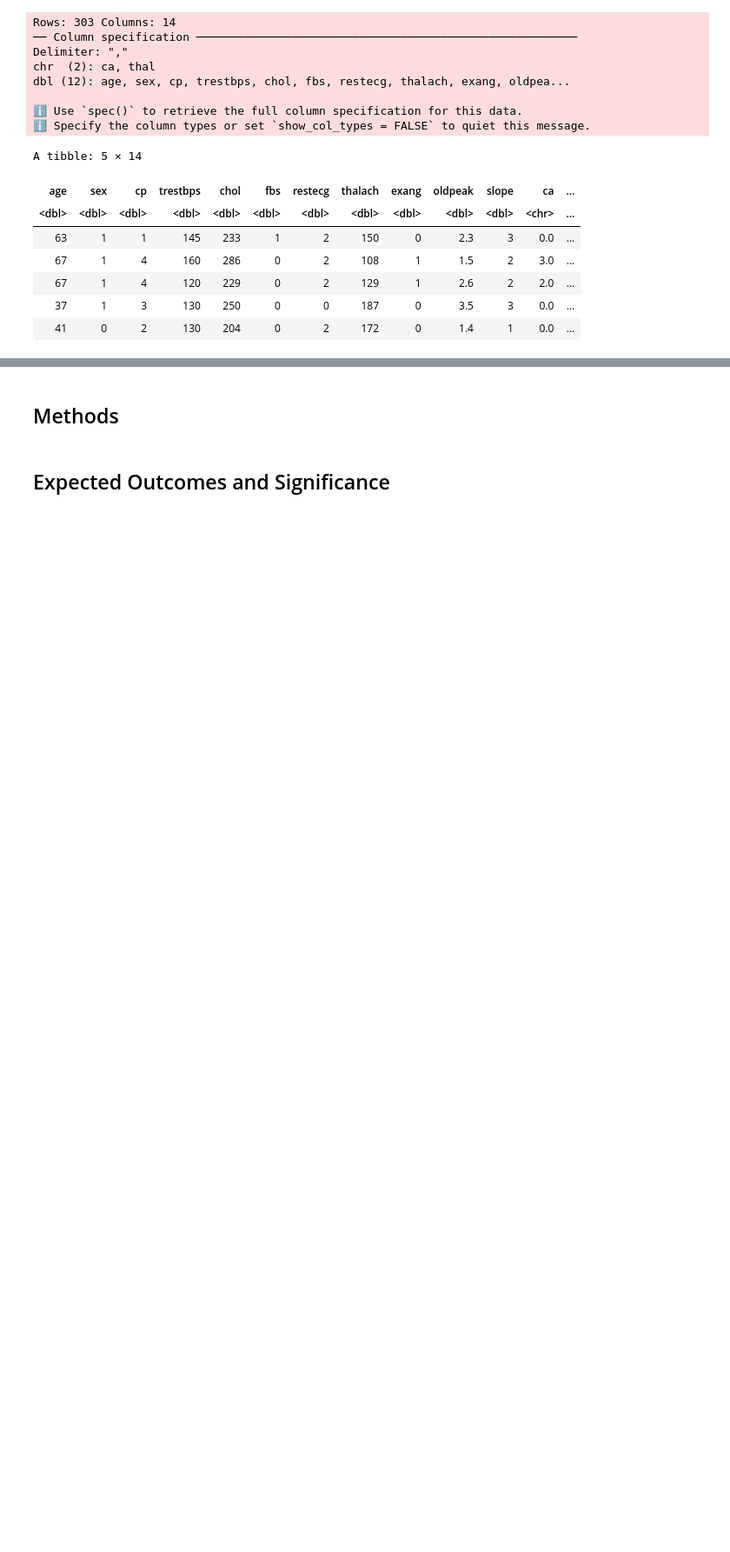
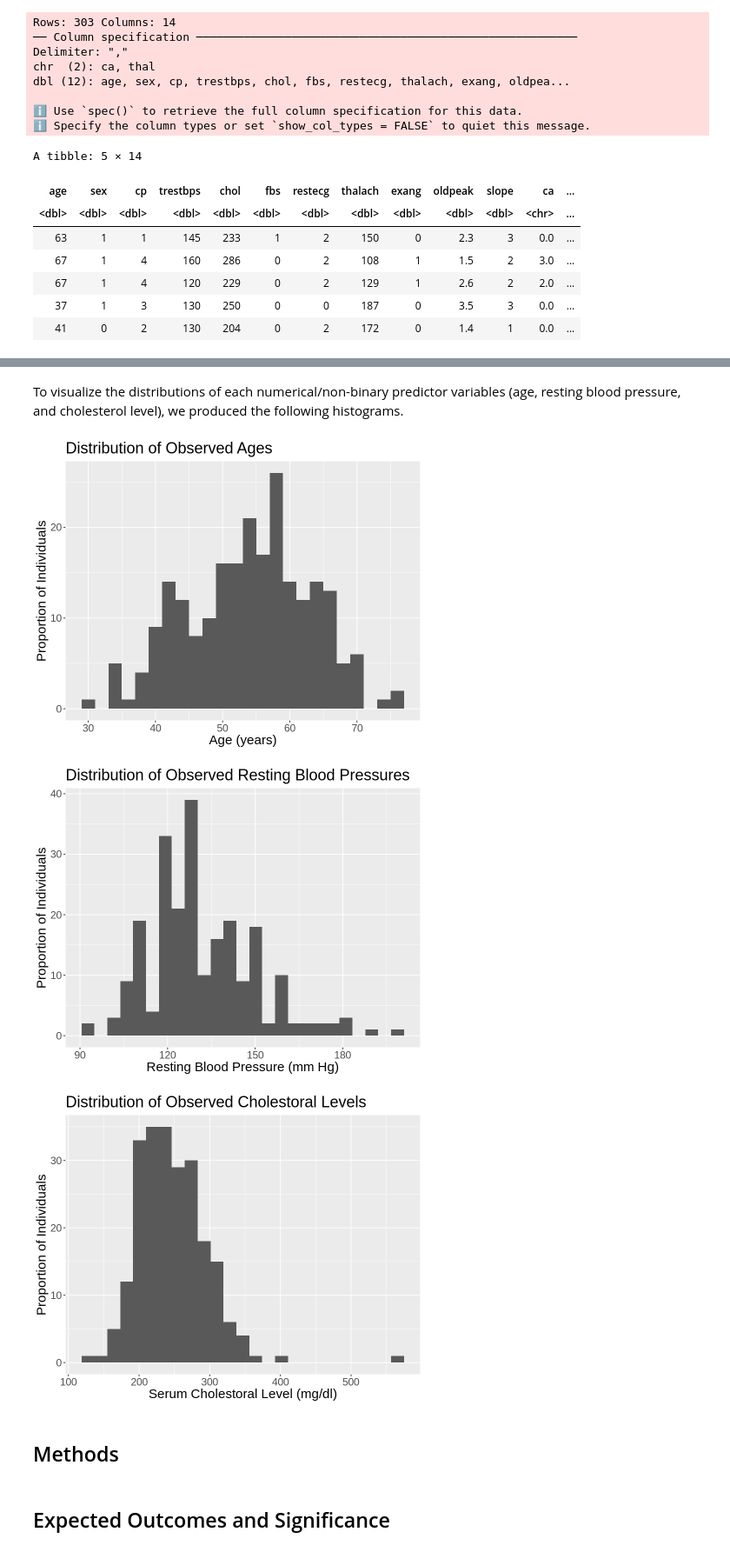
Before and after one commit to Stephanie-Ta/dsci-100-group-project, a Jupyter notebook: Proposal.ipynb, the cells around one changed output, grey strips where cells are left out. Shown at 87% size. Cells and saved outputs as stored; diff of their text form; code cells hidden in the pictures; blank space fills up the shorter version.

Commit message:
Added markdown comments to prelim data analysis

```diff
--- a/Proposal.ipynb
+++ b/Proposal.ipynb
@@ -125,33 +146,41 @@ A tibble: 1 × 6
+# %% [markdown]
+To visualize the distributions of each numerical/non-binary predictor variables (age, resting blood pressure, and cholesterol level), we produced the following histograms.
 # %%
 # histograms of non-binary variables
-options(repr.plot.height = 7, repr.plot.width = 8)
+
+# set size of the plots
+options(repr.plot.height = 6, repr.plot.width = 7.5)
 
 # distribution of age
 age_dist <- cleveland_training |>
     ggplot(aes(x = age)) +
-    geom_histogram(bins = 20) +
+    geom_histogram(bins = 25) +
     labs(x = "Age (years)", y = "Proportion of Individuals") +
-    ggtitle("Distribution of Ages of Individuals in the Data Set") +
+    ggtitle("Distribution of Observed Ages") +
     theme(text = element_text(size = 18))
 age_dist
 
-# distribution of trestbps
+# distribution of trestbps: resting blood pressure
 trestbps_dist <- cleveland_training |>
     ggplot(aes(x = trestbps)) +
-    geom_histogram() + ############################diff bin width?
+    geom_histogram(bins = 25) +
     labs(x = "Resting Blood Pressure (mm Hg)", y = "Proportion of Individuals") +
-    ggtitle("Distribution of Resting Blood Pressure of Individuals in the Data Set") +
+    ggtitle("Distribution of Observed Resting Blood Pressures") +
     theme(text = element_text(size = 18))
 trestbps_dist
 
-# distribution of chol
+# distribution of chol: serum cholestoral
 chol_dist <- cleveland_training |>
     ggplot(aes(x = chol)) +
-    geom_histogram() + ############################diff bin width?
+    geom_histogram(bins = 25) +
     labs(x = "Serum Cholestoral Level (mg/dl)", y = "Proportion of Individuals") +
-    ggtitle("Distribution of Cholestoral Level of Individuals in the Data Set") +
+    ggtitle("Distribution of Observed Cholestoral Levels") +
     theme(text = element_text(size = 18))
 chol_dist
+# %% [output]
+[figure, added]
+[figure, added]
+[figure, added]
 # %% [markdown]
 ## Methods
 # %% [markdown]
```
Also changed, not shown: parts of 9 cells of this notebook.
